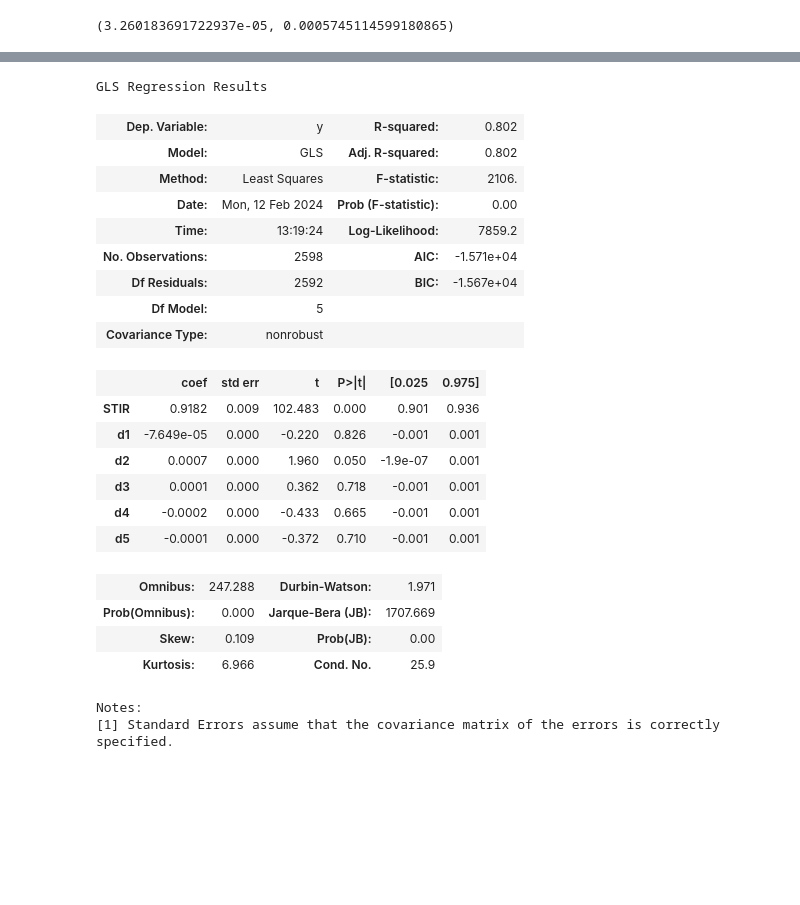
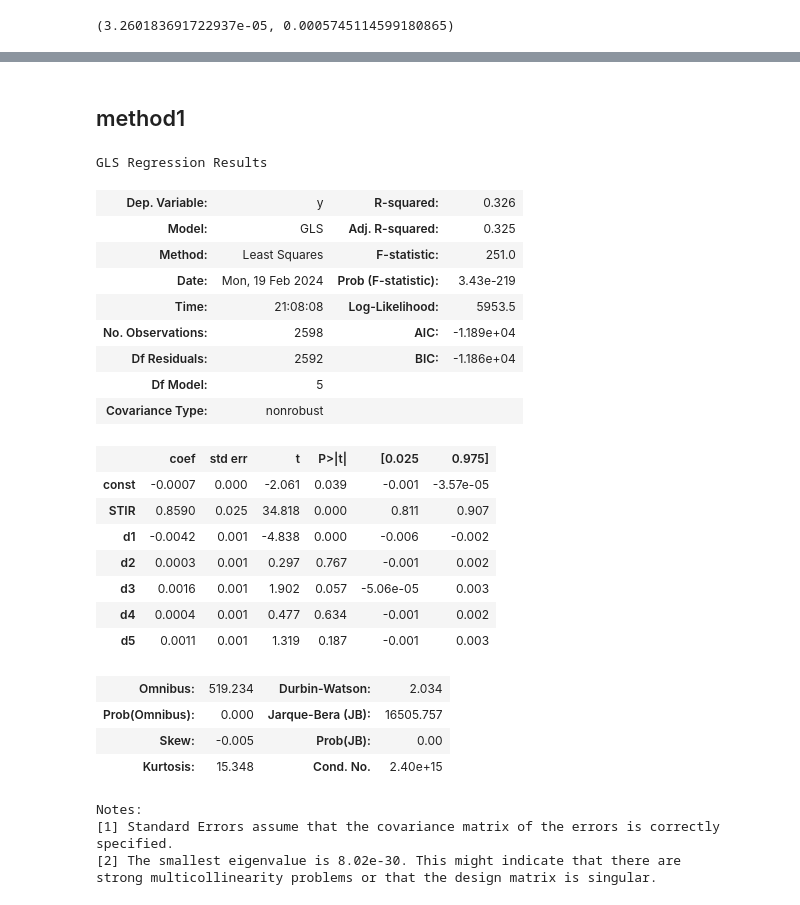
Before and after one commit to xueyuanhuang/qf604, a Jupyter notebook: hw3/hw3.ipynb, the cells around one changed output, grey strips where cells are left out. Drawn from its saved outputs; the diff is of its cells as text; code cells hidden in the pictures; blank space fills up the shorter version.

```diff
--- a/hw3/hw3.ipynb
+++ b/hw3/hw3.ipynb
@@ -139,31 +159,35 @@ x2 = sm.add_constant(x1)
+# %% [markdown]
+## method1
 # %%
-vars = np.array([var_lsr]*len(data) + [var_ssr]*len(data))
-cov_matrix = np.diag(vars)
+sigma1 = 1/np.array([np.sqrt(var_lsr) if i < len(y)/2 else np.sqrt(var_ssr) for i in range(len(y))])
 
-gls_model = sm.GLS(y,x1,sigma=cov_matrix)
+gls_model = sm.GLS(y, x2, sigma=sigma1)
 res = gls_model.fit()
 res.summary()
 # %% [output]
 GLS Regression Results
-| Dep. Variable: | y | R-squared: | 0.802 |
-| Model: | GLS | Adj. R-squared: | 0.802 |
-| Method: | Least Squares | F-statistic: | 2106. |
-| Date: | Mon, 12 Feb 2024 | Prob (F-statistic): | 0.00 |
-| Time: | 13:19:24 | Log-Likelihood: | 7859.2 |
-| No. Observations: | 2598 | AIC: | -1.571e+04 |
-| Df Residuals: | 2592 | BIC: | -1.567e+04 |
+| Dep. Variable: | y | R-squared: | 0.326 |
+| Model: | GLS | Adj. R-squared: | 0.325 |
+| Method: | Least Squares | F-statistic: | 251.0 |
+| Date: | Mon, 19 Feb 2024 | Prob (F-statistic): | 3.43e-219 |
+| Time: | 21:08:08 | Log-Likelihood: | 5953.5 |
+| No. Observations: | 2598 | AIC: | -1.189e+04 |
+| Df Residuals: | 2592 | BIC: | -1.186e+04 |
 | Df Model: | 5 |  |  |
 | Covariance Type: | nonrobust |  |  |
 |  | coef | std err | t | P>|t| | [0.025 | 0.975] |
-| STIR | 0.9182 | 0.009 | 102.483 | 0.000 | 0.901 | 0.936 |
-| d1 | -7.649e-05 | 0.000 | -0.220 | 0.826 | -0.001 | 0.001 |
-| d2 | 0.0007 | 0.000 | 1.960 | 0.050 | -1.9e-07 | 0.001 |
-| d3 | 0.0001 | 0.000 | 0.362 | 0.718 | -0.001 | 0.001 |
-| d4 | -0.0002 | 0.000 | -0.433 | 0.665 | -0.001 | 0.001 |
-| d5 | -0.0001 | 0.000 | -0.372 | 0.710 | -0.001 | 0.001 |
+| const | -0.0007 | 0.000 | -2.061 | 0.039 | -0.001 | -3.57e-05 |
+| STIR | 0.8590 | 0.025 | 34.818 | 0.000 | 0.811 | 0.907 |
+| d1 | -0.0042 | 0.001 | -4.838 | 0.000 | -0.006 | -0.002 |
+| d2 | 0.0003 | 0.001 | 0.297 | 0.767 | -0.001 | 0.002 |
+| d3 | 0.0016 | 0.001 | 1.902 | 0.057 | -5.06e-05 | 0.003 |
+| d4 | 0.0004 | 0.001 | 0.477 | 0.634 | -0.001 | 0.002 |
+| d5 | 0.0011 | 0.001 | 1.319 | 0.187 | -0.001 | 0.003 |
-| Omnibus: | 247.288 | Durbin-Watson: | 1.971 |
-| Prob(Omnibus): | 0.000 | Jarque-Bera (JB): | 1707.669 |
-| Skew: | 0.109 | Prob(JB): | 0.00 |
-| Kurtosis: | 6.966 | Cond. No. | 25.9 |
+| Omnibus: | 519.234 | Durbin-Watson: | 2.034 |
+| Prob(Omnibus): | 0.000 | Jarque-Bera (JB): | 16505.757 |
+| Skew: | -0.005 | Prob(JB): | 0.00 |
+| Kurtosis: | 15.348 | Cond. No. | 2.40e+15 |
 Notes:
 [1] Standard Errors assume that the covariance matrix of the errors is correctly specified.
+[2] The smallest eigenvalue is 8.02e-30. This might indicate that there are
+strong multicollinearity problems or that the design matrix is singular.
```
Also changed, not shown: parts of 20 cells of this notebook, 3 other files.
